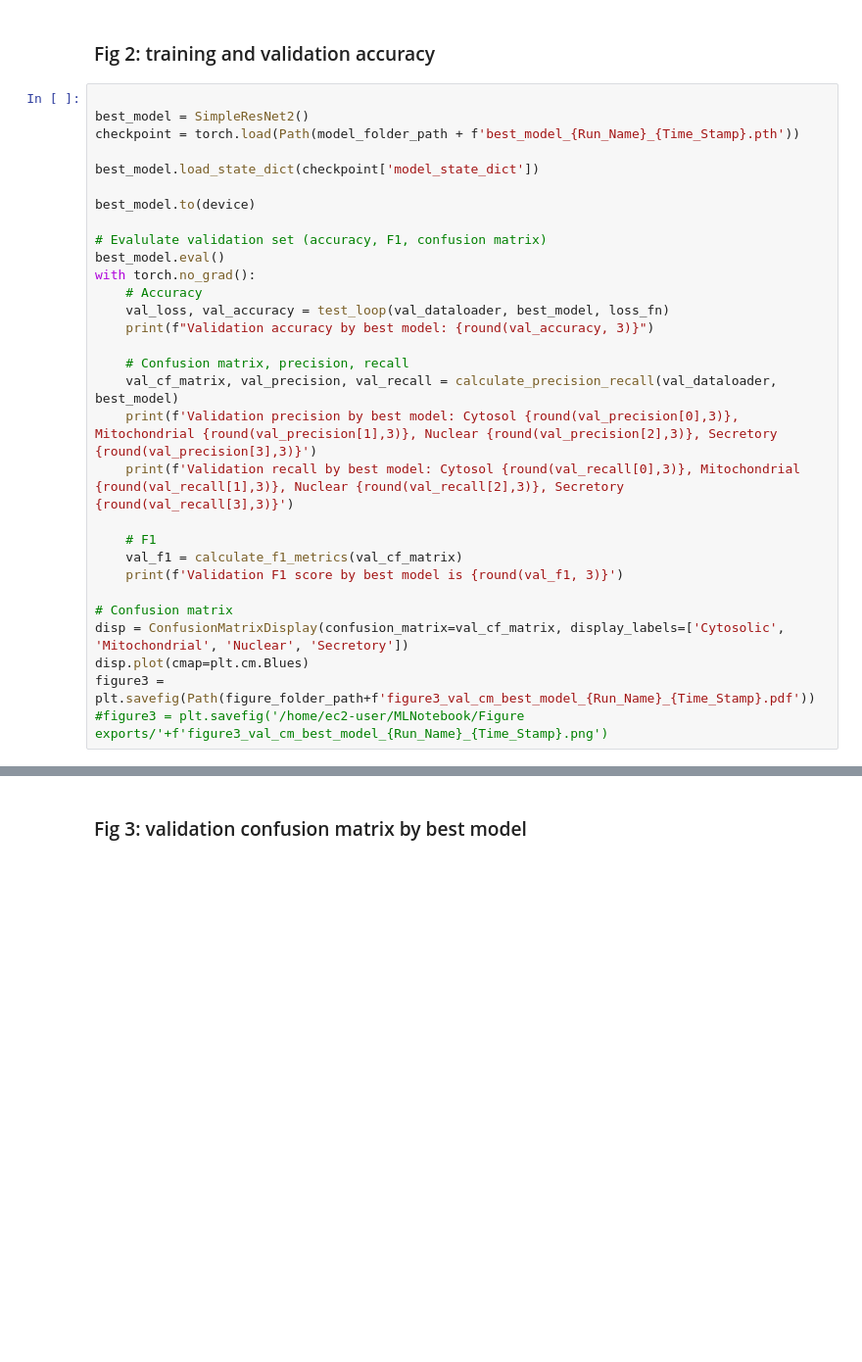
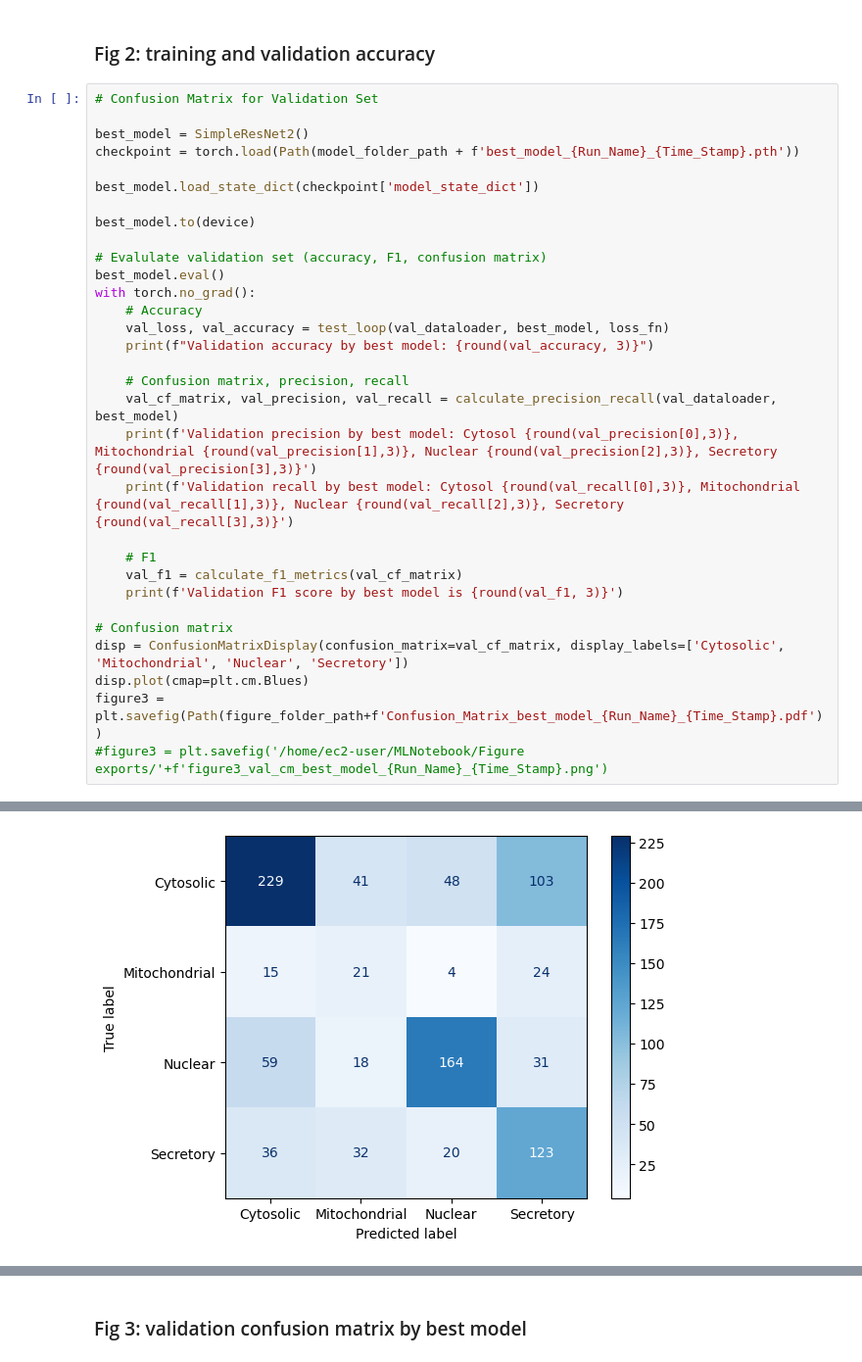
Before and after one commit to VacantiLab/ProteinLocalization, a Jupyter notebook: Pytorch model localization prediction customNN NV.ipynb, the cells around one changed output, grey strips where cells are left out. Shown: that part at 98% size. Saved outputs shown, nothing was run; the diff lists cells and outputs as text; blank space fills up the shorter version.

```diff
--- a/Pytorch model localization prediction customNN NV.ipynb
+++ b/Pytorch model localization prediction customNN NV.ipynb
@@ -1544,6 +1549,7 @@ plt.show()
 # %% [markdown]
 ### Fig 2: training and validation accuracy
 # %%
+# Confusion Matrix for Validation Set
 
 best_model = SimpleResNet2()
 checkpoint = torch.load(Path(model_folder_path + f'best_model_{Run_Name}_{Time_Stamp}.pth'))
@@ -1571,6 +1577,6 @@ with torch.no_grad():
 # Confusion matrix
 disp = ConfusionMatrixDisplay(confusion_matrix=val_cf_matrix, display_labels=['Cytosolic', 'Mitochondrial', 'Nuclear', 'Secretory'])
 disp.plot(cmap=plt.cm.Blues)
-figure3 = plt.savefig(Path(figure_folder_path+f'figure3_val_cm_best_model_{Run_Name}_{Time_Stamp}.pdf'))
+figure3 = plt.savefig(Path(figure_folder_path+f'Confusion_Matrix_best_model_{Run_Name}_{Time_Stamp}.pdf'))
 #figure3 = plt.savefig('/home/ec2-user/MLNotebook/Figure exports/'+f'figure3_val_cm_best_model_{Run_Name}_{Time_Stamp}.png')
 # %% [output]
@@ -1578 +1587,2 @@ FileNotFoundError: [Errno 2] No such file or directory: '/home/ec2-user/ProteinL
+[figure, added]
 # %%
```
Also changed, not shown: parts of 5 cells of this notebook, 17 other files.
